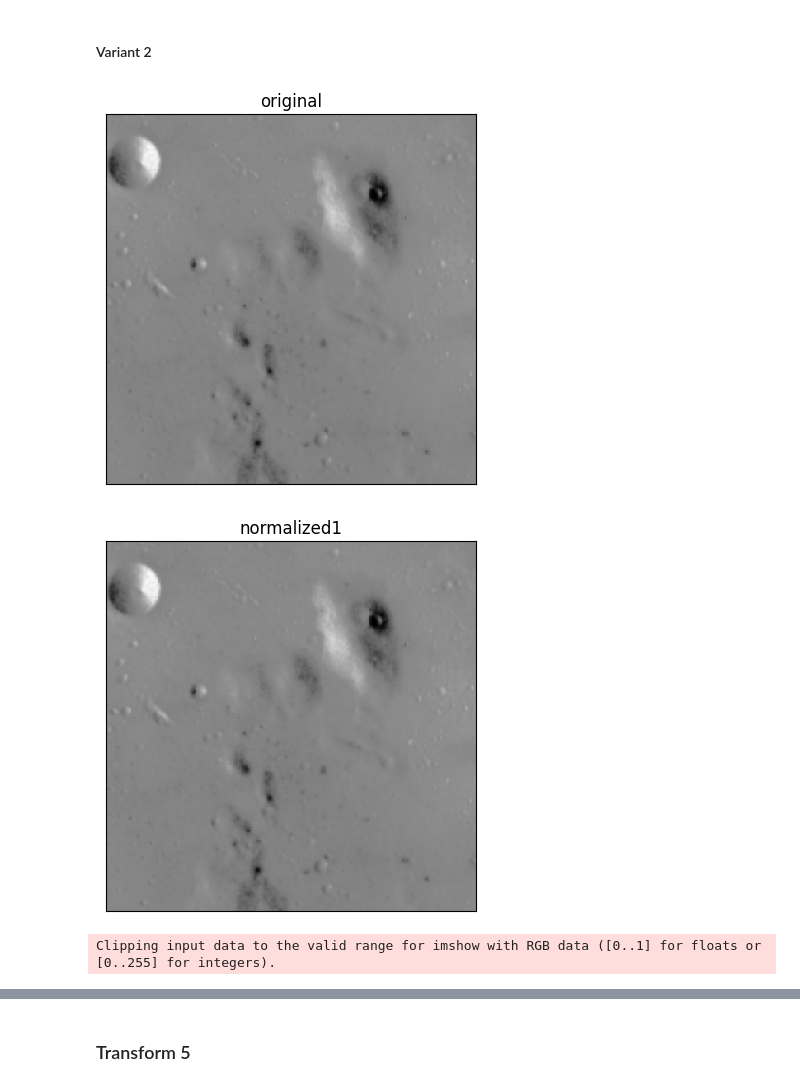
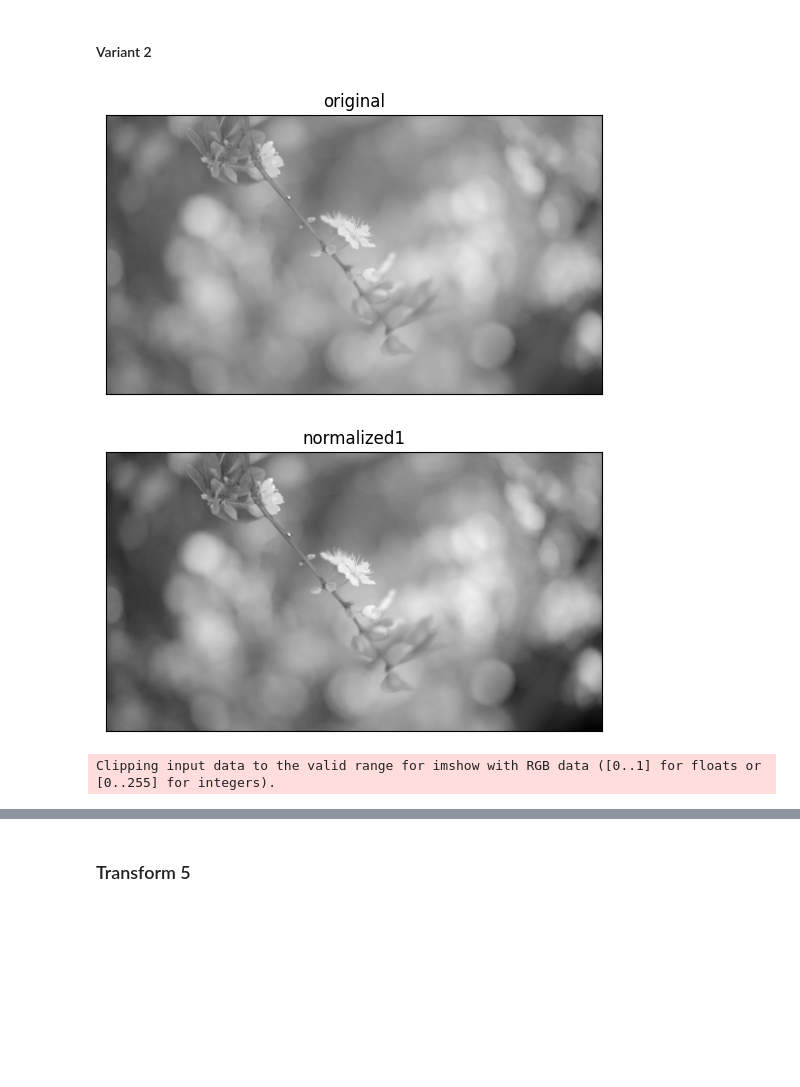
Before and after one commit to akurone/uu-dip-jupyter, a Jupyter notebook: notebooks/hafta03.ipynb, the cells around one changed output, grey strips where cells are left out. Cells and saved outputs as stored; diff of their text form; code cells hidden in the pictures; blank space fills up the shorter version.

Commit message:
update imgs & cv2_imshow > my.py & hafta04, 05

```diff
--- a/notebooks/hafta03.ipynb
+++ b/notebooks/hafta03.ipynb
@@ -10,20 +10,10 @@ from skimage.util import img_as_ubyte
 from skimage.filters import rank
 from skimage.exposure import match_histograms
 
+from my import cv2_imshow
 
 DAMA_JPG = 'img/Dama.jpg'
-LOW1_PNG = 'img/low1.png'
-
-def cv2_imshow(title, img, conversion=cv2.COLOR_BGR2RGB):
-    plt.title(title)
-    if conversion is not None:
-        plt.imshow(cv2.cvtColor(img, conversion))
-    else:
-        plt.imshow(img)
-
-    plt.xticks([])
-    plt.yticks([])
-    plt.show()
+LOW_JPG = 'img/low.jpg'
 # %% [markdown]
 ### Transform 1
 # %%
@@ -128,21 +118,21 @@ cv2_imshow('img1',img1)
 #### Variant 2
 # %%
 # Read the image
-img = cv2.imread(LOW1_PNG, 0)
+img = cv2.imread(LOW_JPG, 0)
 
 # normalize float versions
 norm_img1 = cv2.normalize(img, None, alpha=0, beta=1, norm_type=cv2.NORM_MINMAX, dtype=cv2.CV_32F)
 norm_img2 = cv2.normalize(img, None, alpha=0, beta=1.2, norm_type=cv2.NORM_MINMAX, dtype=cv2.CV_32F)
 
 norm = np.zeros((img.shape[0],img.shape[1]),dtype = 'uint8')
 final = cv2.normalize(img,  norm, 0, 255, cv2.NORM_MINMAX)
 
 # display input and both output images
 cv2_imshow('original',img)
 cv2_imshow('normalized1',norm_img1)
 cv2_imshow('normalized2',norm_img2)
 cv2_imshow('normalized3',final)
 # %% [output]
-[figure, old version]
+[figure, new version]
-[figure, old version]
+[figure, new version]
 Clipping input data to the valid range for imshow with RGB data ([0..1] for floats or [0..255] for integers).
```
Also changed, not shown: parts of 5 cells of this notebook, 11 other files.
